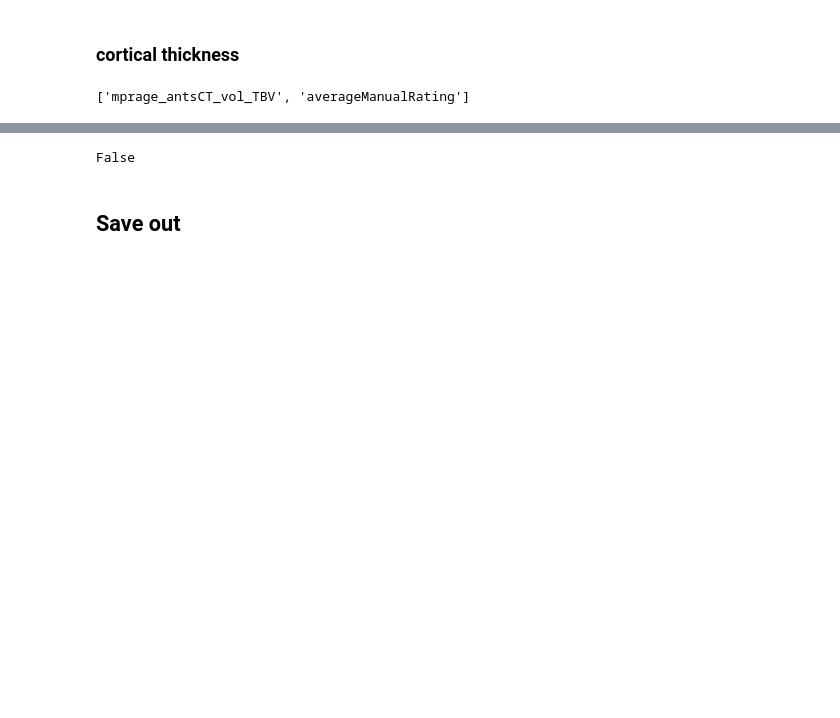
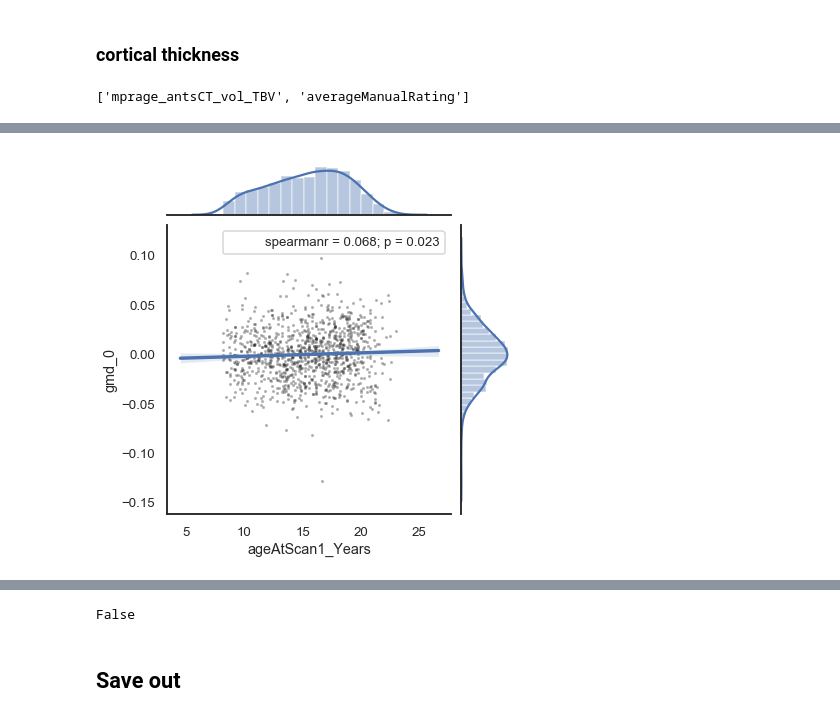
Before and after one commit to lindenmp/normative_neurodev_cs_t1, a Jupyter notebook: code/clean_node_metrics.ipynb, the cells around one changed output, grey strips where cells are left out. Cells and saved outputs as stored; diff of their text form; code cells hidden in the pictures; blank space fills up the shorter version.

```diff
--- a/code/clean_node_metrics.ipynb
+++ b/code/clean_node_metrics.ipynb
@@ -237,0 +165,8 @@ f.ax_joint.collections[0].set_alpha(0)
+# %%
+f = sns.jointplot(x = df['ageAtScan1_Years'], y = df_node['gmd_0'], kind="reg")
+f.annotate(sp.stats.spearmanr)
+# f.annotate(sp.stats.pearsonr)
+f.plot_joint(plt.scatter, c = "k", s = 5, linewidth = 2, marker = ".", alpha = 0.3)
+f.ax_joint.collections[0].set_alpha(0)
+# %% [output]
+[figure, added]
```
Also changed, not shown: parts of 27 cells of this notebook, 1 other file.
